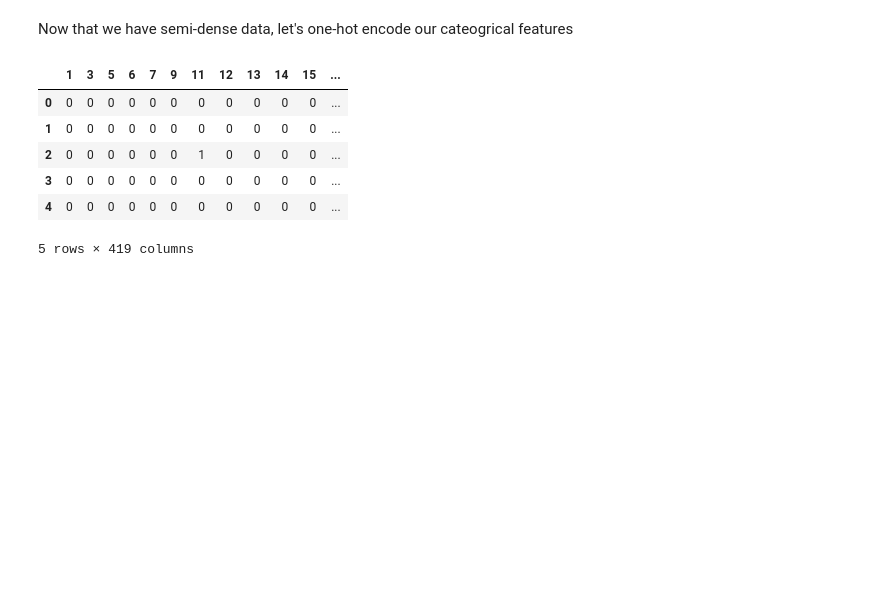
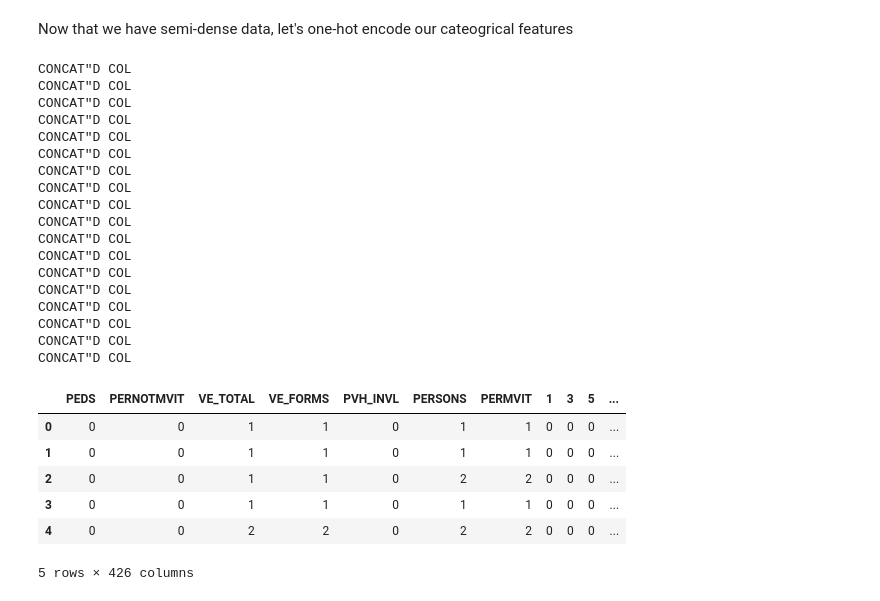
Before and after one commit to afcarl/gluon_transportation, a Jupyter notebook: FARS_Gluon_Model.ipynb, the cells around one changed output. Drawn from its saved outputs; the diff is of its cells as text; code cells hidden in the pictures; blank space fills up the shorter version.

```diff
--- a/FARS_Gluon_Model.ipynb
+++ b/FARS_Gluon_Model.ipynb
@@ -192,38 +192,59 @@ sub_feature_classes = {
 
     'HARM_EV': 100,
     # LABEL
     'MAN_COLL': 100
 }
 
 
 # One-hot encode all categorical features within a dataframe
 def one_hot_encode_matrix(feature_matrix, label):
     features_one_hot = pd.DataFrame(index=feature_matrix.index)
     def one_hot_encode(x, n_classes):
         return np.eye(n_classes)[x]
 
     # First we want to encode the label
     y = one_hot_encode(feature_matrix[label], sub_feature_classes[label])
     y_one_hot = pd.DataFrame(y)
 
     # Now encode input features
     for col in feature_matrix:
         if col in sub_feature_classes:
             df_temp = pd.get_dummies(feature_matrix[col])
-            features_one_hot = pd.concat([features_one_hot, df_temp], axis=1)
+        else:
+            df_temp = feature_matrix[col]
+
+        features_one_hot = pd.concat([features_one_hot, df_temp], axis=1)
 
     features_one_hot.head()
     return features_one_hot, y_one_hot
 
 
 X, y = one_hot_encode_matrix(df_accidents_trimmed, 'MAN_COLL')
 X.head()
 # y.head()
 # %% [output]
+CONCAT"D COL
+CONCAT"D COL
+CONCAT"D COL
+CONCAT"D COL
+CONCAT"D COL
+CONCAT"D COL
+CONCAT"D COL
+CONCAT"D COL
+CONCAT"D COL
+CONCAT"D COL
+CONCAT"D COL
+CONCAT"D COL
+CONCAT"D COL
+CONCAT"D COL
+CONCAT"D COL
+CONCAT"D COL
+CONCAT"D COL
+CONCAT"D COL
-|  | 1 | 3 | 5 | 6 | 7 | 9 | 11 | 12 | 13 | 14 | 15 | ... |
-| 0 | 0 | 0 | 0 | 0 | 0 | 0 | 0 | 0 | 0 | 0 | 0 | ... |
-| 1 | 0 | 0 | 0 | 0 | 0 | 0 | 0 | 0 | 0 | 0 | 0 | ... |
-| 2 | 0 | 0 | 0 | 0 | 0 | 0 | 1 | 0 | 0 | 0 | 0 | ... |
-| 3 | 0 | 0 | 0 | 0 | 0 | 0 | 0 | 0 | 0 | 0 | 0 | ... |
-| 4 | 0 | 0 | 0 | 0 | 0 | 0 | 0 | 0 | 0 | 0 | 0 | ... |
+|  | PEDS | PERNOTMVIT | VE_TOTAL | VE_FORMS | PVH_INVL | PERSONS | PERMVIT | 1 | 3 | 5 | ... |
+| 0 | 0 | 0 | 1 | 1 | 0 | 1 | 1 | 0 | 0 | 0 | ... |
+| 1 | 0 | 0 | 1 | 1 | 0 | 1 | 1 | 0 | 0 | 0 | ... |
+| 2 | 0 | 0 | 1 | 1 | 0 | 2 | 2 | 0 | 0 | 0 | ... |
+| 3 | 0 | 0 | 1 | 1 | 0 | 1 | 1 | 0 | 0 | 0 | ... |
+| 4 | 0 | 0 | 2 | 2 | 0 | 2 | 2 | 0 | 0 | 0 | ... |
-5 rows × 419 columns
+5 rows × 426 columns
```
